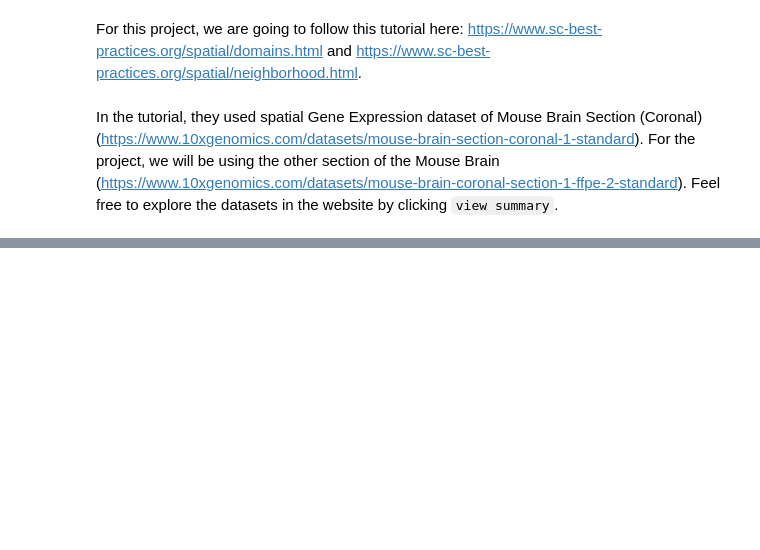
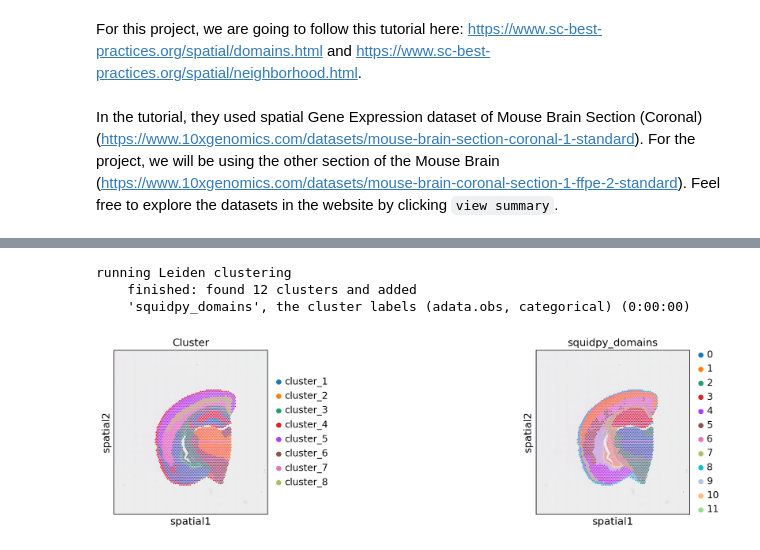
Before and after one commit to pichapp/Bioinfo4B, a Jupyter notebook: Project/spatial_omics/spatial_omics.ipynb, the cells around one changed output, grey strips where cells are left out. Cells and saved outputs as stored; diff of their text form; code cells hidden in the pictures; blank space fills up the shorter version.

Commit message:
update spatial omics project

```diff
--- a/Project/spatial_omics/spatial_omics.ipynb
+++ b/Project/spatial_omics/spatial_omics.ipynb
@@ -11,0 +40,7 @@ Villacampa, E.G., Larsson, L., Mirzazadeh, R., Kvastad, L., Andersson, A., Mollb
+# %%
+sc.settings.verbosity = 3
+sc.settings.set_figure_params(dpi=80, facecolor="white")
+# %%
+adata = sc.read_visium("/content/drive/MyDrive/sample")
+cluster = pd.read_csv("/content/drive/MyDrive/sample/clusters.csv", index_col="Barcode")
+adata.obs = adata.obs.join(cluster, how="left")
@@ -11,0 +79,13 @@ Villacampa, E.G., Larsson, L., Mirzazadeh, R., Kvastad, L., Andersson, A., Mollb
+# %%
+alpha = 0.2
+joint_graph = (1 - alpha) * nn_graph_genes + alpha * nn_graph_space
+sc.tl.leiden(adata, adjacency=joint_graph, key_added="squidpy_domains")
+# %% [output]
+running Leiden clustering
+    finished: found 12 clusters and added
+    'squidpy_domains', the cluster labels (adata.obs, categorical) (0:00:00)
+# %%
+adata.obs["Cluster"] = "cluster" + "_" + adata.obs["Cluster"].astype(str)
+sq.pl.spatial_scatter(adata, color=["Cluster","squidpy_domains"], wspace=0.9)
+# %% [output]
+[figure, added]
```
Also changed, not shown: parts of 10 cells of this notebook.
